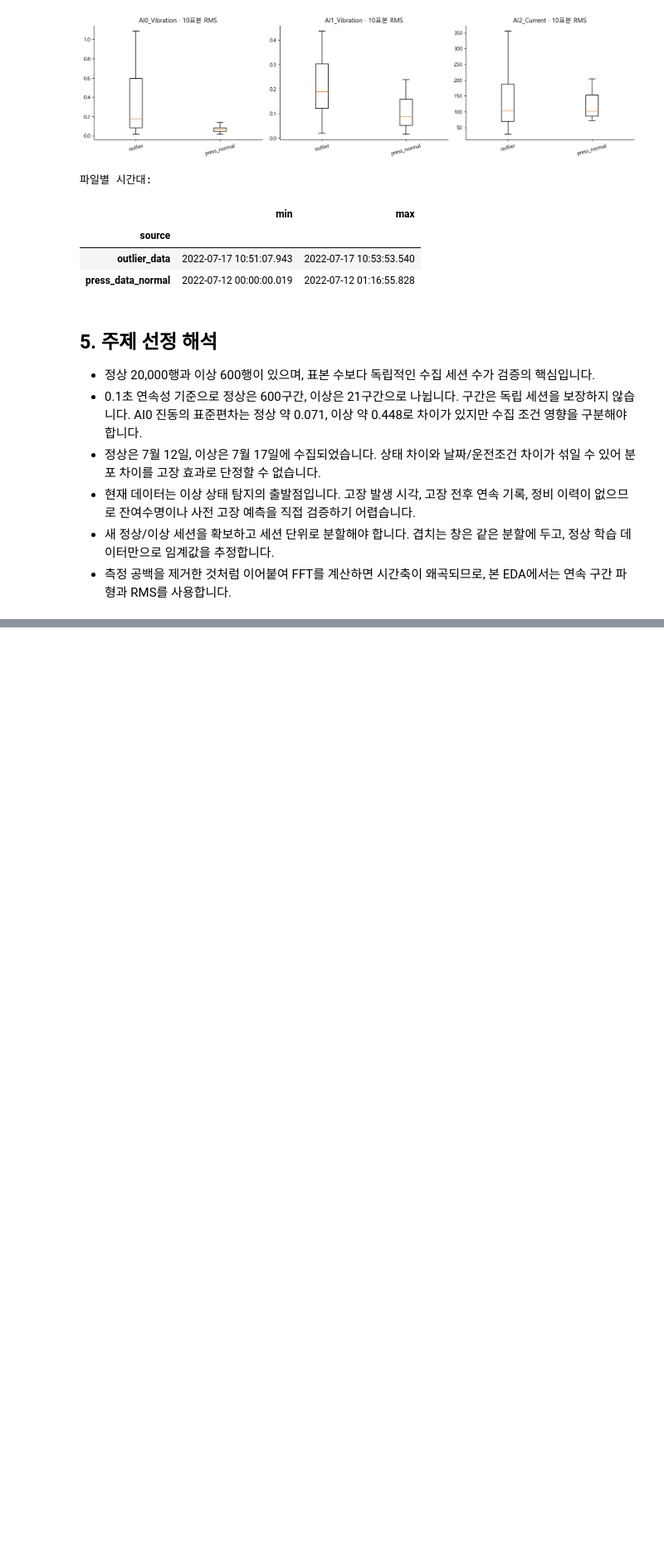
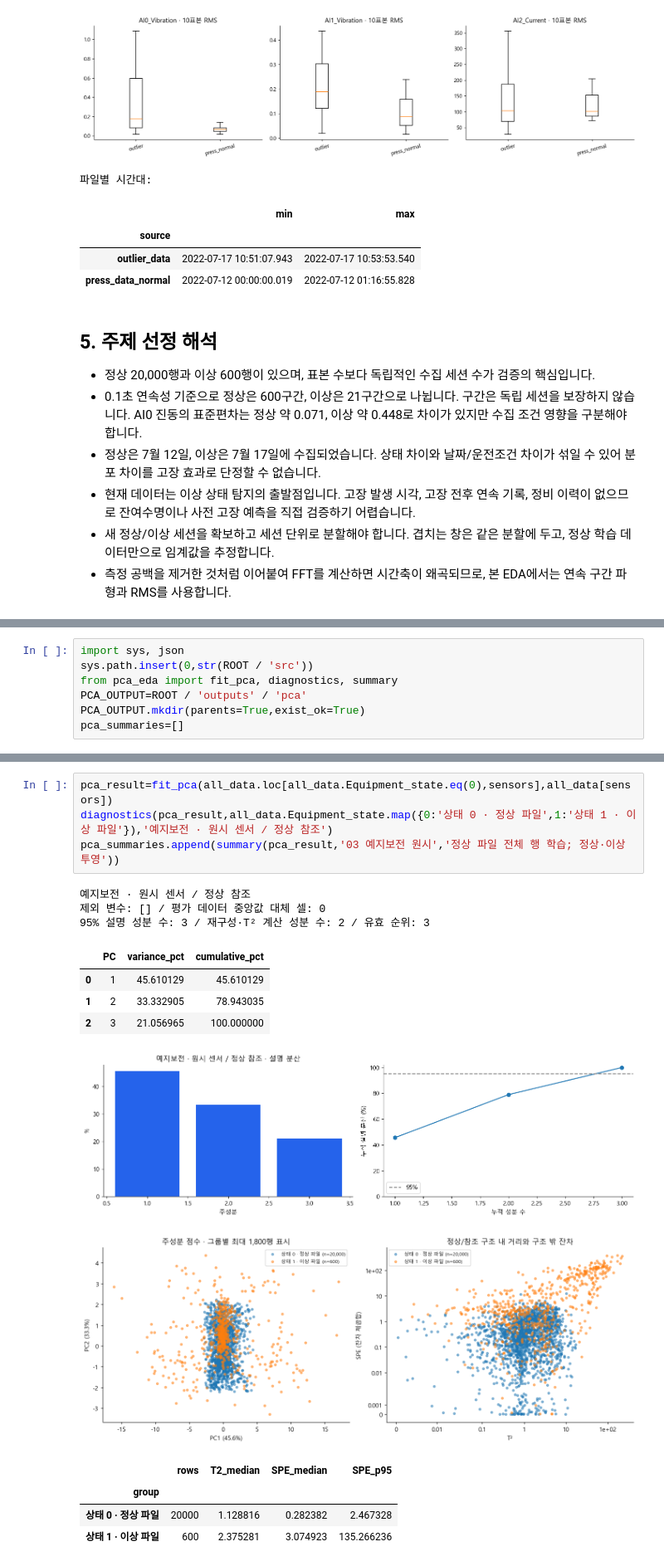
Before and after one commit to rudeore-098/manufacturing-ai-competition, a Jupyter notebook: notebooks/03_topic_03_eda.ipynb, the cells around one changed output, grey strips where cells are left out. Shown at 83% size. Drawn from its saved outputs; the diff is of its cells as text; blank space fills up the shorter version.

```diff
--- a/notebooks/03_topic_03_eda.ipynb
+++ b/notebooks/03_topic_03_eda.ipynb
@@ -183,0 +194,7 @@ print('파일별 시간대:');display(all_data.groupby('source').time.agg(['min'
+# %%
+import sys, json
+sys.path.insert(0,str(ROOT / 'src'))
+from pca_eda import fit_pca, diagnostics, summary
+PCA_OUTPUT=ROOT / 'outputs' / 'pca'
+PCA_OUTPUT.mkdir(parents=True,exist_ok=True)
+pca_summaries=[]
@@ -183,0 +204,18 @@ print('파일별 시간대:');display(all_data.groupby('source').time.agg(['min'
+# %%
+pca_result=fit_pca(all_data.loc[all_data.Equipment_state.eq(0),sensors],all_data[sensors])
+diagnostics(pca_result,all_data.Equipment_state.map({0:'상태 0 · 정상 파일',1:'상태 1 · 이상 파일'}),'예지보전 · 원시 센서 / 정상 참조')
+pca_summaries.append(summary(pca_result,'03 예지보전 원시','정상 파일 전체 행 학습; 정상·이상 투영'))
+# %% [output]
+예지보전 · 원시 센서 / 정상 참조
+제외 변수: [] / 평가 데이터 중앙값 대체 셀: 0
+95% 설명 성분 수: 3 / 재구성·T² 계산 성분 수: 2 / 유효 순위: 3
+|  | PC | variance_pct | cumulative_pct |
+| 0 | 1 | 45.610129 | 45.610129 |
+| 1 | 2 | 33.332905 | 78.943035 |
+| 2 | 3 | 21.056965 | 100.000000 |
+[figure, added]
+[figure, added]
+|  | rows | T2_median | SPE_median | SPE_p95 |
+| group |  |  |  |  |
+| 상태 0 · 정상 파일 | 20000 | 1.128816 | 0.282382 | 2.467328 |
+| 상태 1 · 이상 파일 | 600 | 2.375281 | 3.074923 | 135.266236 |
```
Also changed, not shown: parts of 6 cells of this notebook, 16 other files.
